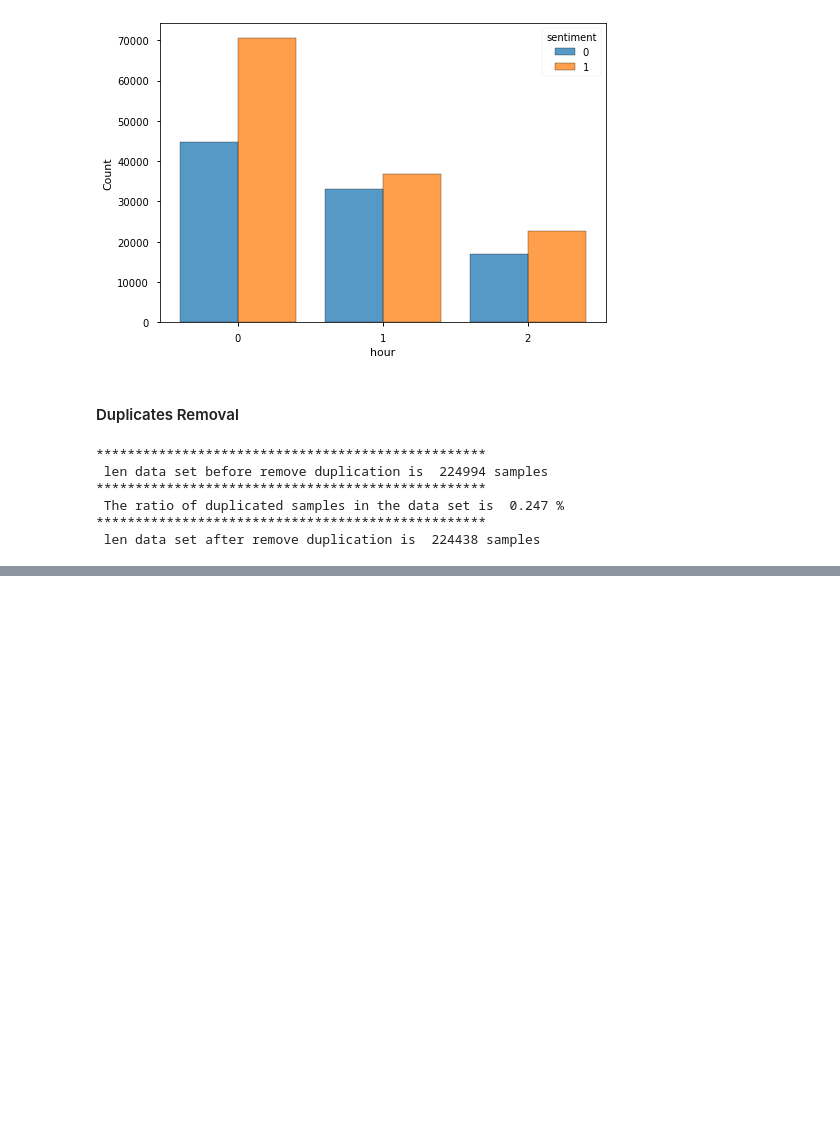
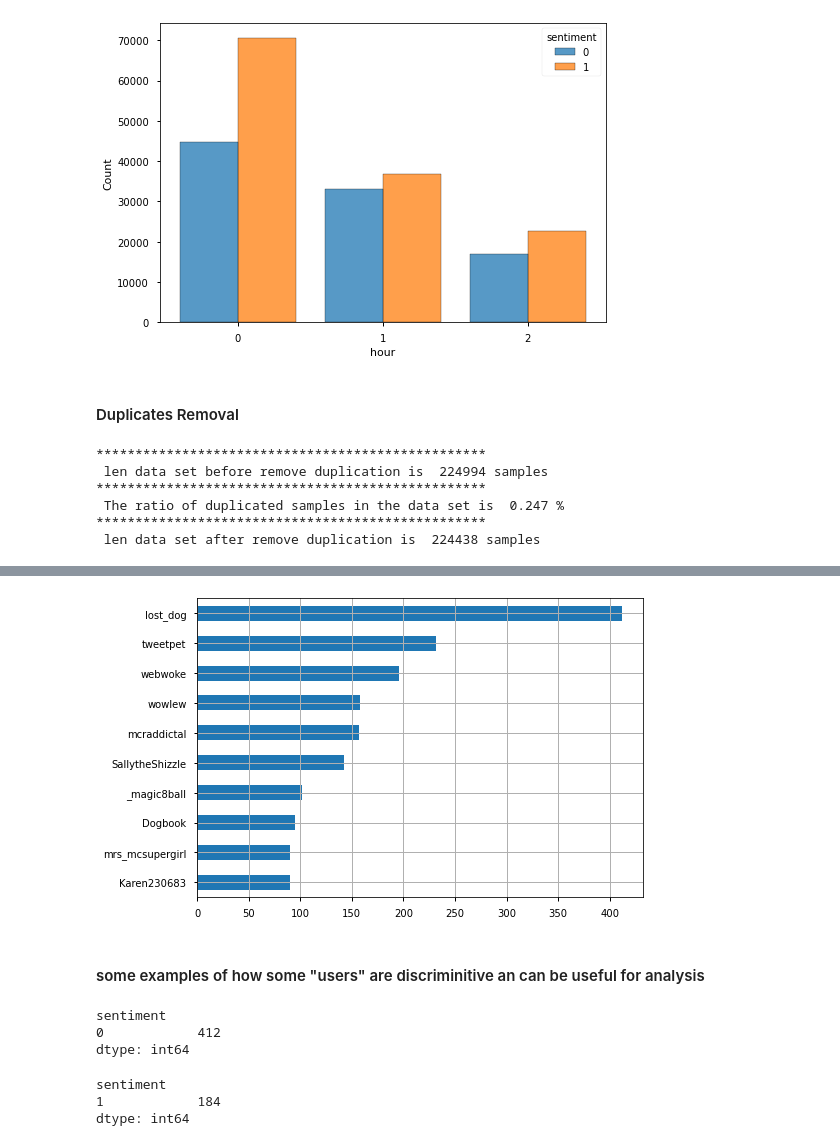
Before and after one commit to Mustafa-omer-mohammed/Tweets-Sentiment-Analysis-Binary-Classification-Problem, a Jupyter notebook: Data Exploration.ipynb, the cells around one changed output, grey strips where cells are left out. Cells and saved outputs as stored; diff of their text form; code cells hidden in the pictures; blank space fills up the shorter version.

```diff
--- a/Data Exploration.ipynb
+++ b/Data Exploration.ipynb
@@ -357,0 +385,25 @@ df_drop_duplicates = Remove_duplicated(dev_df)
+# %%
+# Top 10 negative users
+df_neg['user'].value_counts().nlargest(10).sort_values(ascending = True).plot.barh()
+
+plt.grid()
+# %% [output]
+[figure, added]
+# %% [markdown]
+#### some examples of how some "users" are discriminitive an can be useful for analysis
+# %%
+# Negative user
+mask = df_explor['user']  == 'lost_dog'
+df_explor.loc[mask , ['sentiment']].value_counts()
+# %% [output]
+sentiment
+0            412
+dtype: int64
+# %%
+# Positive user
+mask = df_explor['user']  == 'what_bugs_u'
+df_explor.loc[mask , ['sentiment']].value_counts()
+# %% [output]
+sentiment
+1            184
+dtype: int64
```
Also changed, not shown: parts of 8 cells of this notebook.
